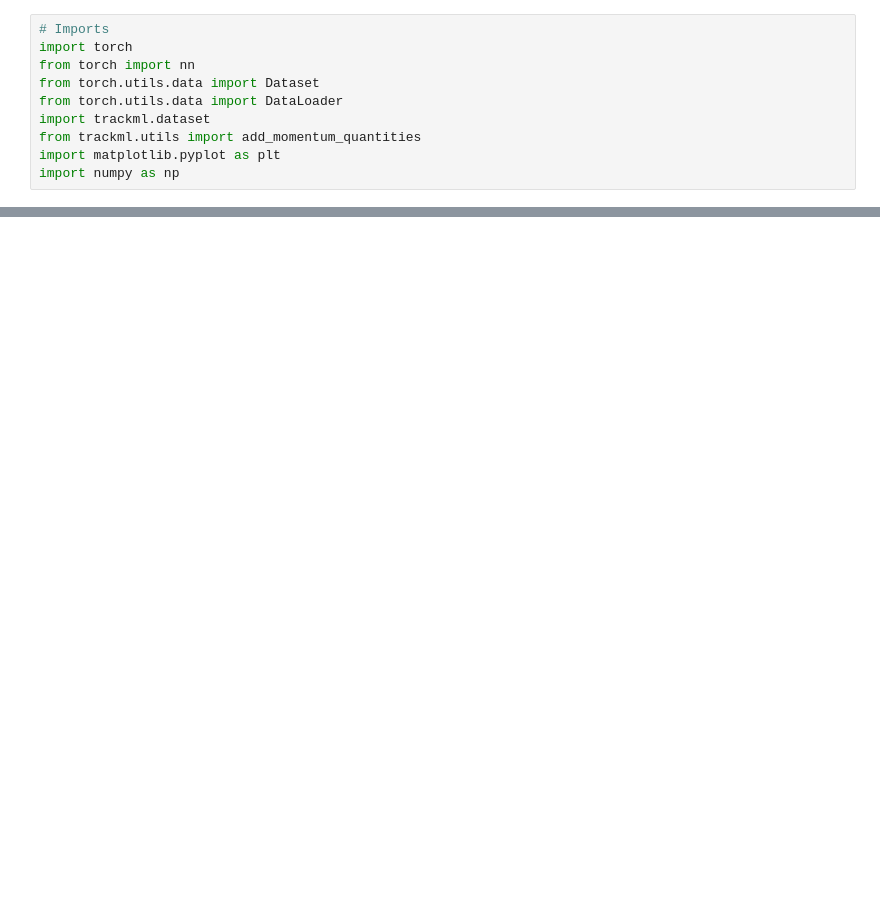
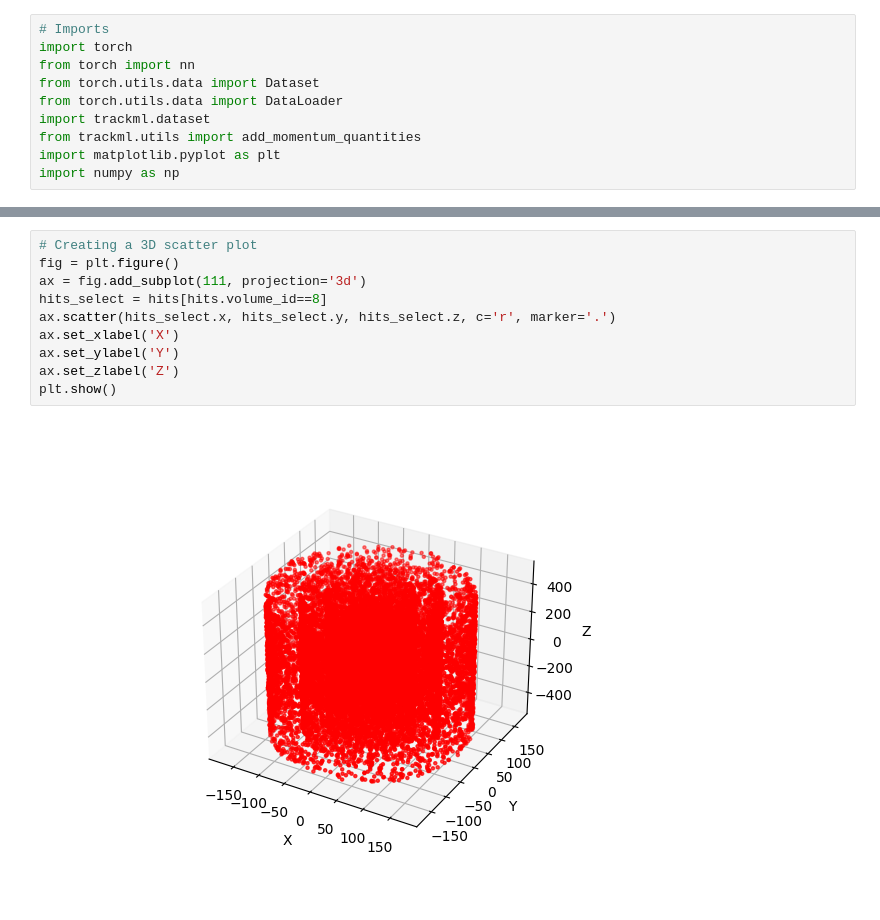
Before and after one commit to sdittmeier/pytorch_course, a Jupyter notebook: pytorch_trackml.ipynb, the cells around one changed output, grey strips where cells are left out. Cells and saved outputs as stored; diff of their text form; blank space fills up the shorter version.

```diff
--- a/pytorch_trackml.ipynb
+++ b/pytorch_trackml.ipynb
@@ -71,3 +166,15 @@ plt.show()
+# %%
+# Creating a 3D scatter plot
+fig = plt.figure()
+ax = fig.add_subplot(111, projection='3d')
+hits_select = hits[hits.volume_id==8]
+ax.scatter(hits_select.x, hits_select.y, hits_select.z, c='r', marker='.')
+ax.set_xlabel('X')
+ax.set_ylabel('Y')
+ax.set_zlabel('Z')
+plt.show()
+# %% [output]
+[figure, added]
 # %%
 # Create a dataset, with a label for each hit, if hits have same particle_id set to 1, else -1
 # and an option to apply a cut on pT on the dataset
```
Also changed, not shown: parts of 21 cells of this notebook.
